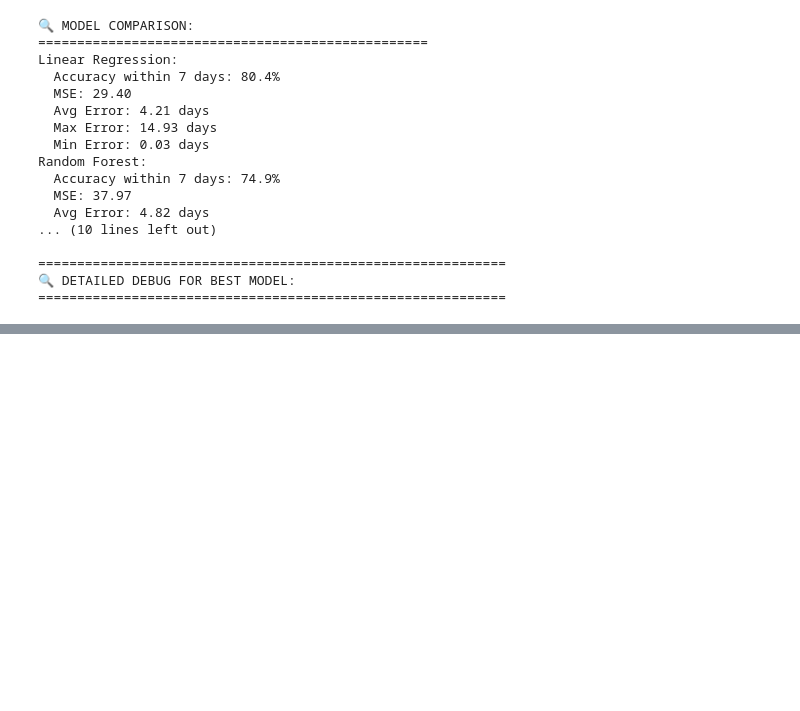
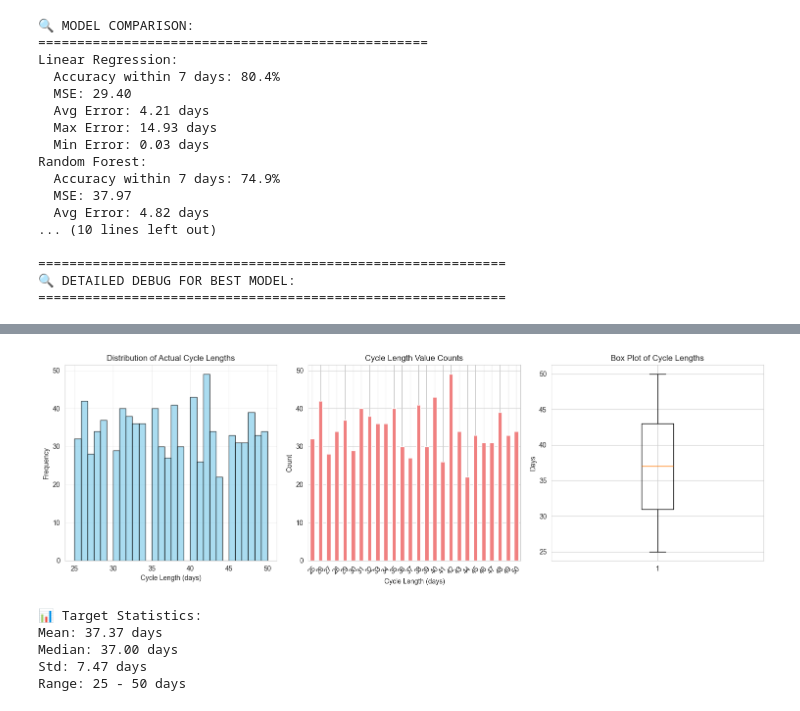
Before and after one commit to Karunya-3/AI_Predict_Cycles, a Jupyter notebook: analysis.ipynb, the cells around one changed output, grey strips where cells are left out. Saved outputs shown, nothing was run; the diff lists cells and outputs as text; code cells hidden in the pictures; blank space fills up the shorter version.

```diff
--- a/analysis.ipynb
+++ b/analysis.ipynb
@@ -612,3 +599,47 @@ with open("scaler.pkl", "wb") as f:
     pickle.dump(scaler, f)
 with open("label_encoders.pkl", "wb") as f:
     pickle.dump(label_encoders, f)
+# %%
+plt.style.use("default")
+sns.set_style("darkgrid")
+sns.set_style("whitegrid")
+# %%
+def plot_target_distribution(y):
+    plt.figure(figsize=(15, 5))
+
+    plt.subplot(1, 3, 1)
+    plt.hist(y, bins=30, alpha=0.7, color='skyblue', edgecolor='black')
+    plt.title('Distribution of Actual Cycle Lengths')
+    plt.xlabel('Cycle Length (days)')
+    plt.ylabel('Frequency')
+    plt.grid(True, alpha=0.3)
+
+    plt.subplot(1, 3, 2)
+    y.value_counts().sort_index().plot(kind='bar', color='lightcoral')
+    plt.title('Cycle Length Value Counts')
+    plt.xlabel('Cycle Length (days)')
+    plt.ylabel('Count')
+    plt.xticks(rotation=45)
+
+    plt.subplot(1, 3, 3)
+    plt.boxplot(y)
+    plt.title('Box Plot of Cycle Lengths')
+    plt.ylabel('Days')
+
+    plt.tight_layout()
+    plt.show()
+
+    print(f"📊 Target Statistics:")
+    print(f"Mean: {y.mean():.2f} days")
+    print(f"Median: {y.median():.2f} days")
+    print(f"Std: {y.std():.2f} days")
+    print(f"Range: {y.min()} - {y.max()} days")
+
+plot_target_distribution(y)
+# %% [output]
+[figure, added]
+📊 Target Statistics:
+Mean: 37.37 days
+Median: 37.00 days
+Std: 7.47 days
+Range: 25 - 50 days
```
Also changed, not shown: parts of 6 cells of this notebook, 1 other file.
